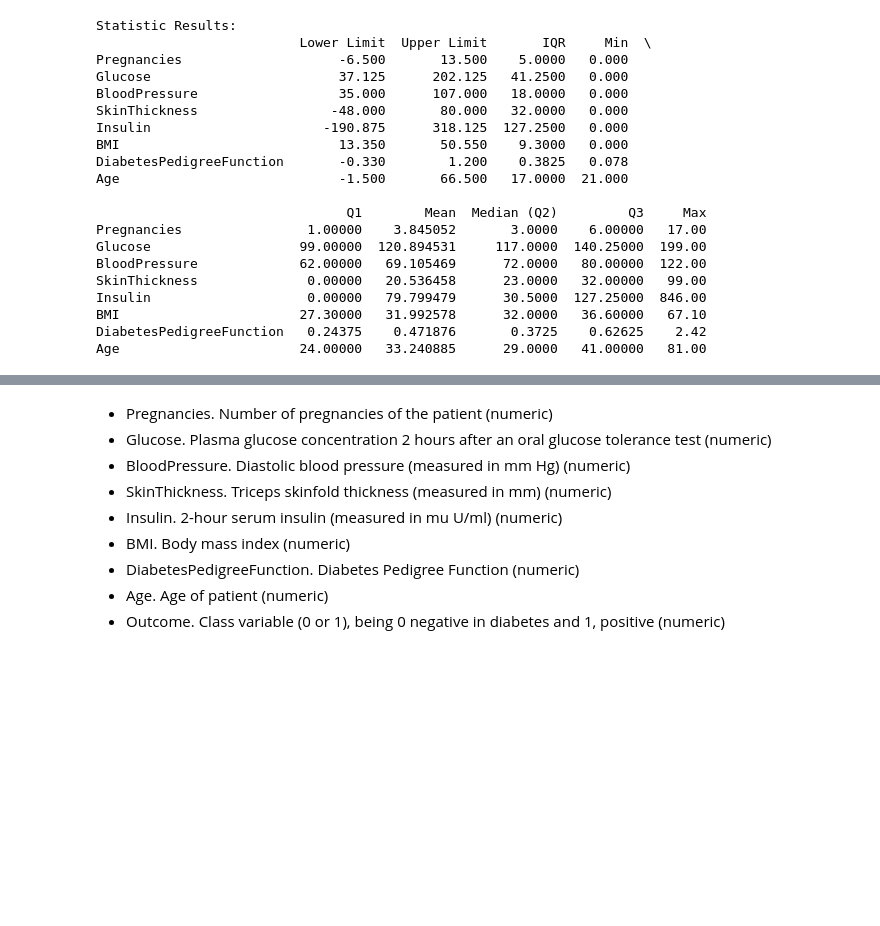
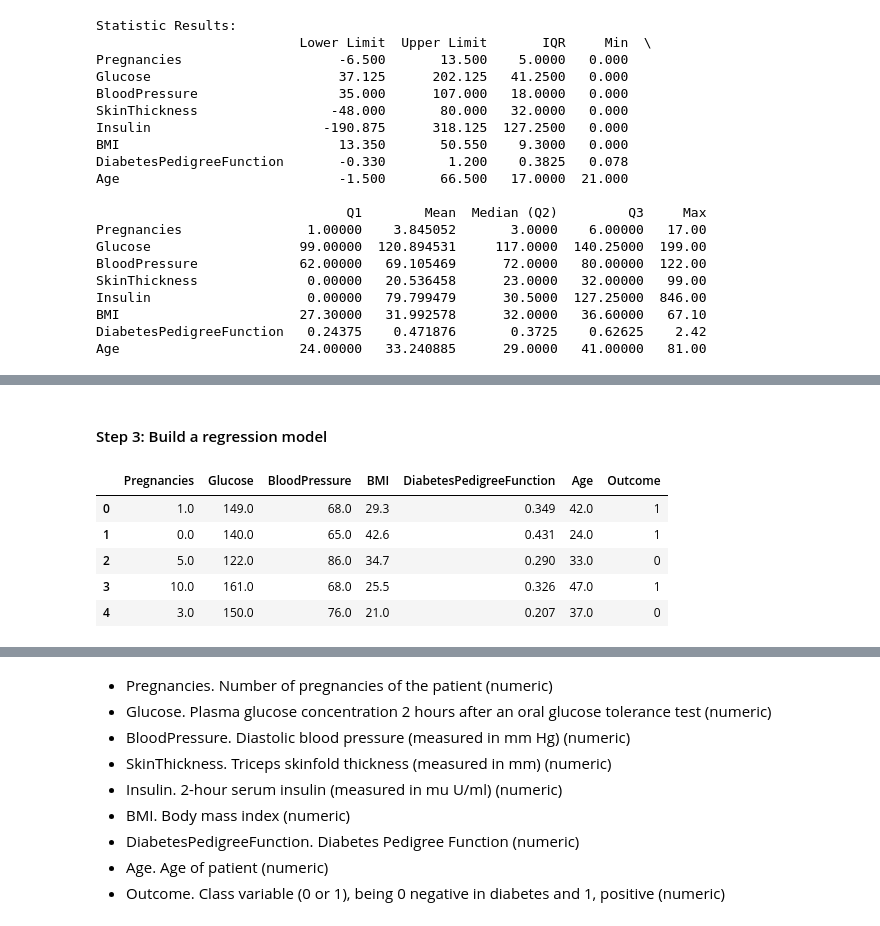
Before and after one commit to 4GeeksAcademy/machine-learning-decision-tree-Juli-MM, a Jupyter notebook: src/explore.ipynb, the cells around one changed output, grey strips where cells are left out. Saved outputs shown, nothing was run; the diff lists cells and outputs as text; code cells hidden in the pictures; blank space fills up the shorter version.

```diff
--- a/src/explore.ipynb
+++ b/src/explore.ipynb
@@ -209,0 +272,18 @@ Age                       24.00000   33.240885      29.0000   41.00000   81.00
+# %% [markdown]
+#### Step 3: Build a regression model
+# %%
+# Decision Tree Model:
+
+# Reading the processed dataset
+
+train_data = pd.read_csv("../data/processed/clean_train.csv")
+test_data = pd.read_csv("../data/processed/clean_test.csv")
+
+train_data.head()
+# %% [output]
+|  | Pregnancies | Glucose | BloodPressure | BMI | DiabetesPedigreeFunction | Age | Outcome |
+| 0 | 1.0 | 149.0 | 68.0 | 29.3 | 0.349 | 42.0 | 1 |
+| 1 | 0.0 | 140.0 | 65.0 | 42.6 | 0.431 | 24.0 | 1 |
+| 2 | 5.0 | 122.0 | 86.0 | 34.7 | 0.290 | 33.0 | 0 |
+| 3 | 10.0 | 161.0 | 68.0 | 25.5 | 0.326 | 47.0 | 1 |
+| 4 | 3.0 | 150.0 | 76.0 | 21.0 | 0.207 | 37.0 | 0 |
```
Also changed, not shown: parts of 18 cells of this notebook, 3 other files.
